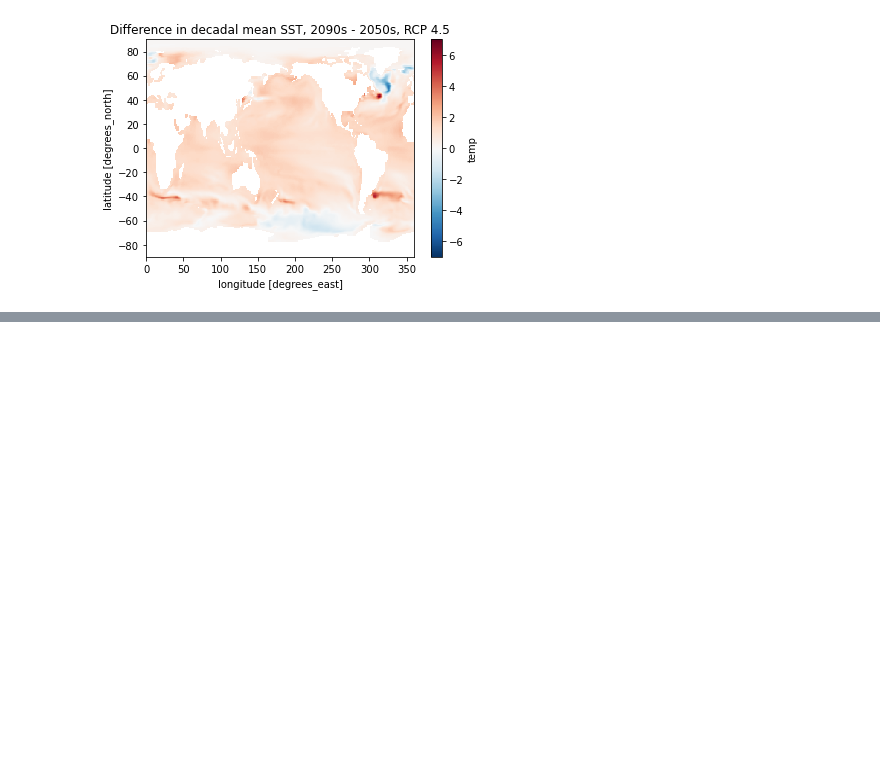
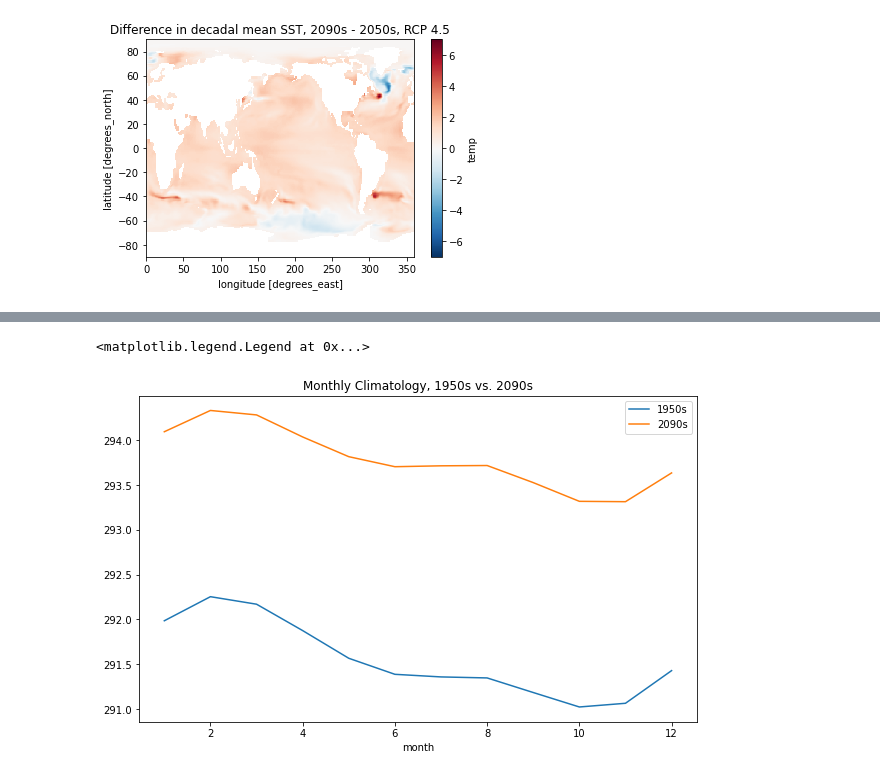
Before and after one commit to KYan19/pei, a Jupyter notebook: notebooks/0.1_Tutorial.ipynb, the cells around one changed output, grey strips where cells are left out. Cells and saved outputs as stored; diff of their text form; code cells hidden in the pictures; blank space fills up the shorter version.

```diff
--- a/notebooks/0.1_Tutorial.ipynb
+++ b/notebooks/0.1_Tutorial.ipynb
@@ -49,0 +123,17 @@ Text(0.5, 1.0, 'Difference in decadal mean SST, 2090s - 2050s, RCP 4.5')
+# %%
+oceanmask = np.isfinite(ds['temp'].isel(time=0).squeeze())
+area_masked = area.where(oceanmask,np.nan)
+gtemp_mean = (ds['temp']*area_masked).sum(['xt_ocean','yt_ocean'])/(area_masked.sum(['xt_ocean','yt_ocean']))
+
+fig, ax = plt.subplots(figsize=(10,6))
+
+gtemp_mean_1950 = gtemp_mean.isel(time=slice(0,120))
+gtemp_mean_1950.groupby('time.month').mean().plot(ax=ax)
+
+gtemp_mean_1950 = gtemp_mean.isel(time=slice(-120,None))
+gtemp_mean_1950.groupby('time.month').mean().plot(ax=ax)
+ax.set_title('Monthly Climatology, 1950s vs. 2090s')
+plt.legend(['1950s','2090s'])
+# %% [output]
+<matplotlib.legend.Legend at 0x...>
+[figure, added]
```
Also changed, not shown: parts of 5 cells of this notebook, 1 other file.
